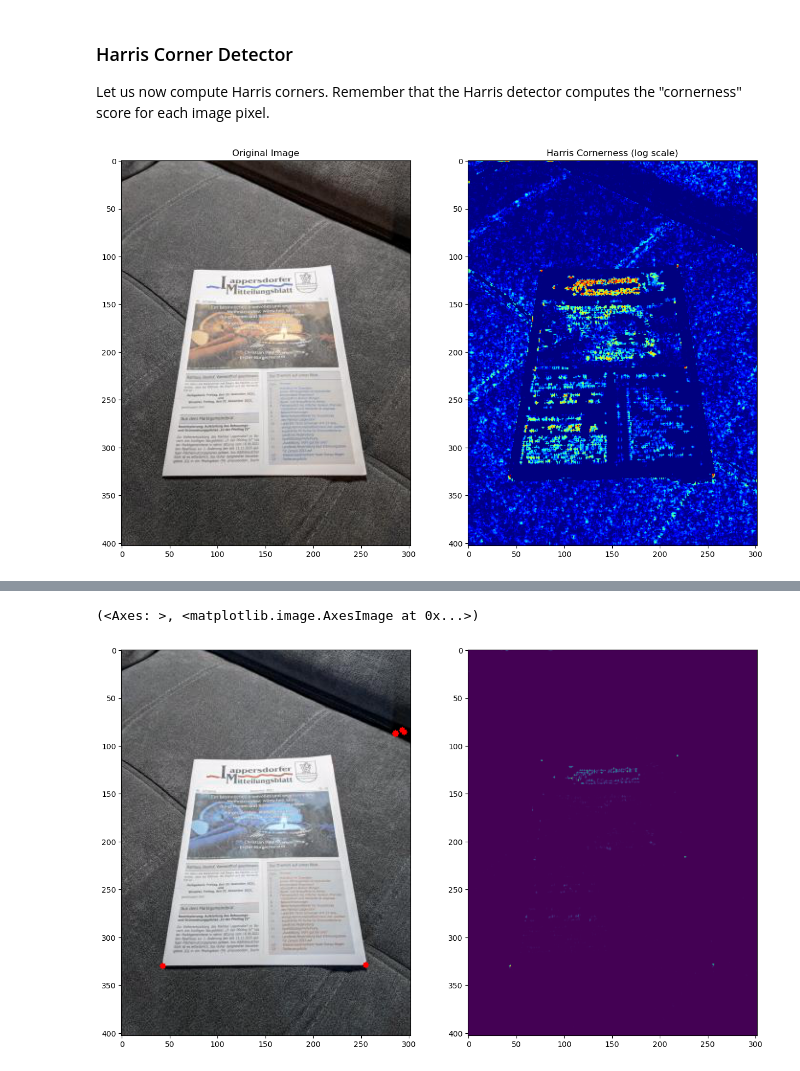
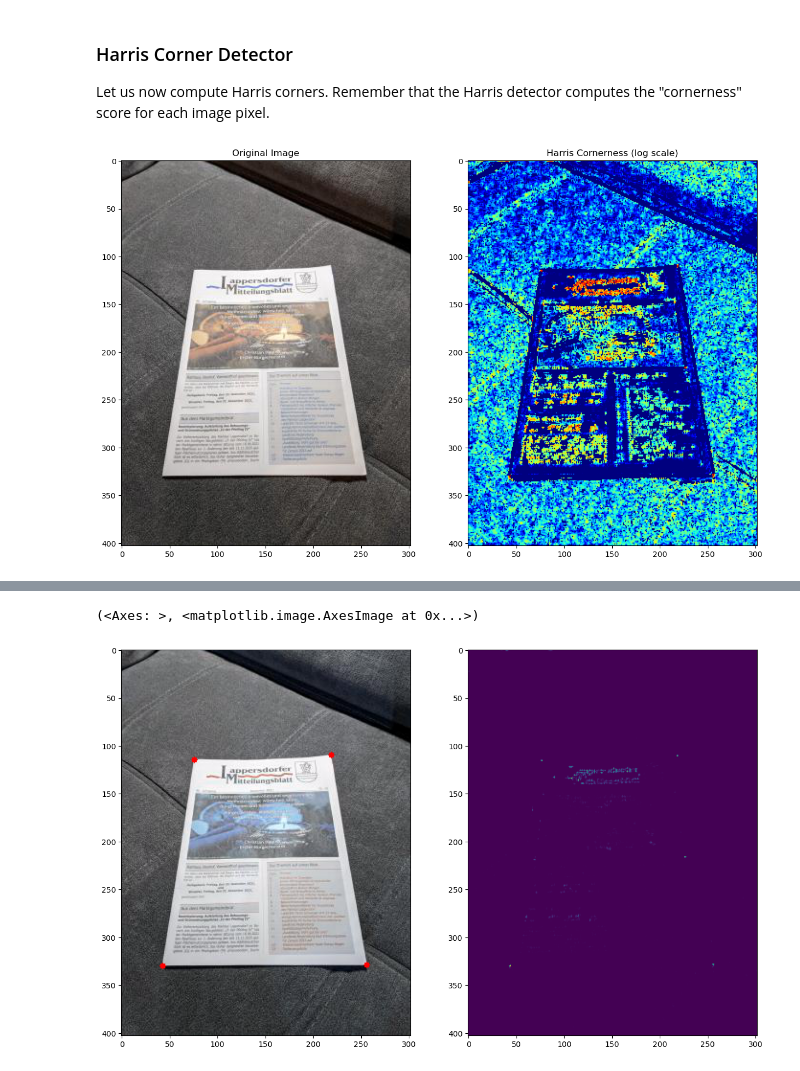
Before and after one commit to drulamf/ComputerVision, a Jupyter notebook: lesson6/homework/Homework.ipynb, the cells around one changed output, grey strips where cells are left out. Drawn from its saved outputs; the diff is of its cells as text; code cells hidden in the pictures.

Commit message:
Fixed an issue with cornerness

```diff
--- a/lesson6/homework/Homework.ipynb
+++ b/lesson6/homework/Homework.ipynb
@@ -39,11 +39,14 @@ Let us now compute Harris corners. Remember that the Harris detector computes th
 #            block size of 2 pixels
 #            gradient kernel size of 3 pixels
 #            k parameter equal to 0.04
+
 cornerness = cv2.cornerHarris(src=gray, blockSize=2, ksize=3, k=0.04)
 
 # We are not interested in edges, so put to zero all negative cornerness values
 cornerness[cornerness < 0] = 0
 
+cornerness /= cornerness.max()             # Normalize to [0, 1]
+
 # Since cornerness has a huge dynamic range, let's take the logarithm for better visualization and manipulation
 cornerness_log = np.log(cornerness + 1e-6)
 # %%
@@ -54,7 +57,7 @@ plt.subplot(122), plt.imshow(cornerness_log, cmap='jet')
 plt.title('Harris Cornerness (log scale)')
 plt.show()
 # %% [output]
-[figure, old version]
+[figure, new version]
 # %% [markdown]
 At this point, you can see that the Harris detector has detected a lot of features. Not only the four document corners, but also the corners corresponding to (black) letters printed on (white) paper. How can we filter out everything but the 4 document corners?
 
@@ -79,7 +82,7 @@ quad_size = int(min(rows, cols) * 0.02)
 for r in range(quad_size, rows-quad_size):
     for c in range(quad_size, cols-quad_size):
         # Edges with too small cornerness score are discarded, -7 seems like a good value
-        if cornerness[r, c] < -7:
+        if cornerness[r, c] < 0.1:
             continue
 
         # Extract block consisting of 4 quadrants
@@ -109,34 +112,34 @@ for r in range(quad_size, rows-quad_size):
             th_top_right = descriptor
             opt_top_right = (c, r)
 
         # Bottom-left corner
         # (your implementation goes here)
         descriptor = np.mean(quad_top_right) - (
              np.mean(quad_top_left) + np.mean(quad_bottom_left) + np.mean(quad_bottom_right))
         if descriptor > th_bottom_left:
             th_bottom_left = descriptor
             opt_bottom_left = (c, r)
 
         # Bottom-right corner
         # (your implementation goes here)
         descriptor = np.mean(quad_top_left) - (
              np.mean(quad_top_right) + np.mean(quad_bottom_left) + np.mean(quad_bottom_right))
         if descriptor > th_bottom_right:
             th_bottom_right = descriptor
             opt_bottom_right = (c, r)
 
 # Let's draw circles at the detected corners
 out = cv2.circle(img, opt_top_left, 3, (255,0,0), -1)
 out = cv2.circle(img, opt_top_right, 3, (255,0,0), -1)
 out = cv2.circle(img, opt_bottom_left, 3, (255,0,0), -1)
 out = cv2.circle(img, opt_bottom_right, 3, (255,0,0), -1)
 
 # And finally we plot the images (with the detected document corners)
 plt.subplot(121), plt.imshow(out)
 plt.subplot(122), plt.imshow(cornerness)
 # %% [output]
 (<Axes: >, <matplotlib.image.AxesImage at 0x...>)
-[figure, old version]
+[figure, new version]
 # %% [markdown]
 ### Questions
 * Does it matter whether the picture has been taken by a 1Mpx camera or a 12Mpx camera? How?
```
Also changed, not shown: parts of 1 cell of this notebook.
